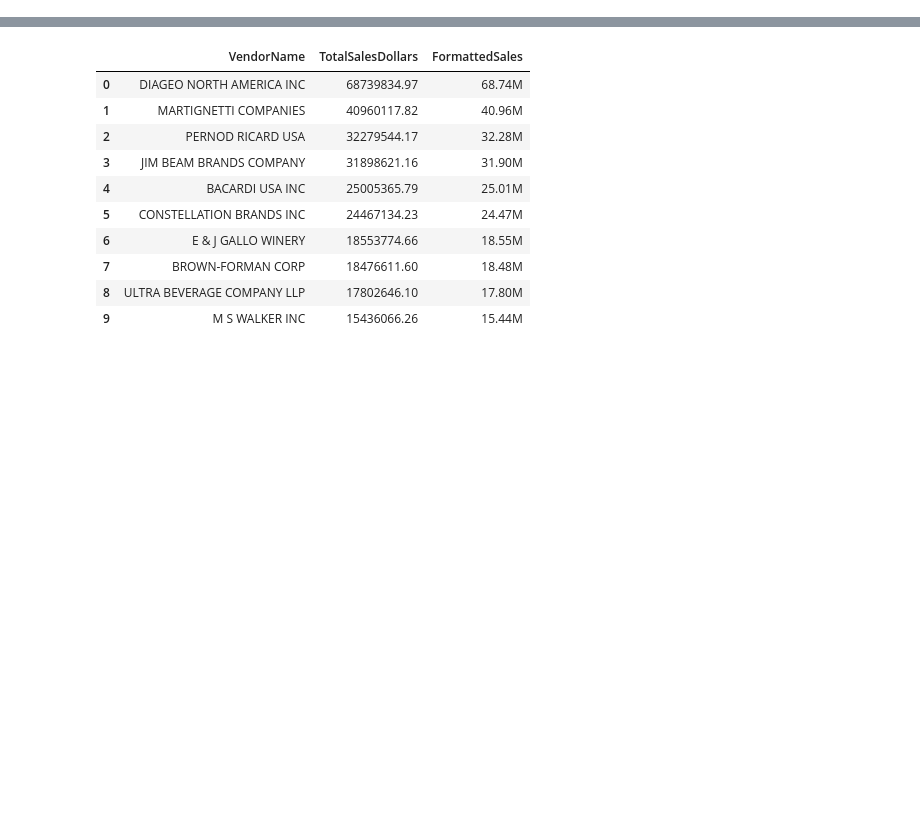
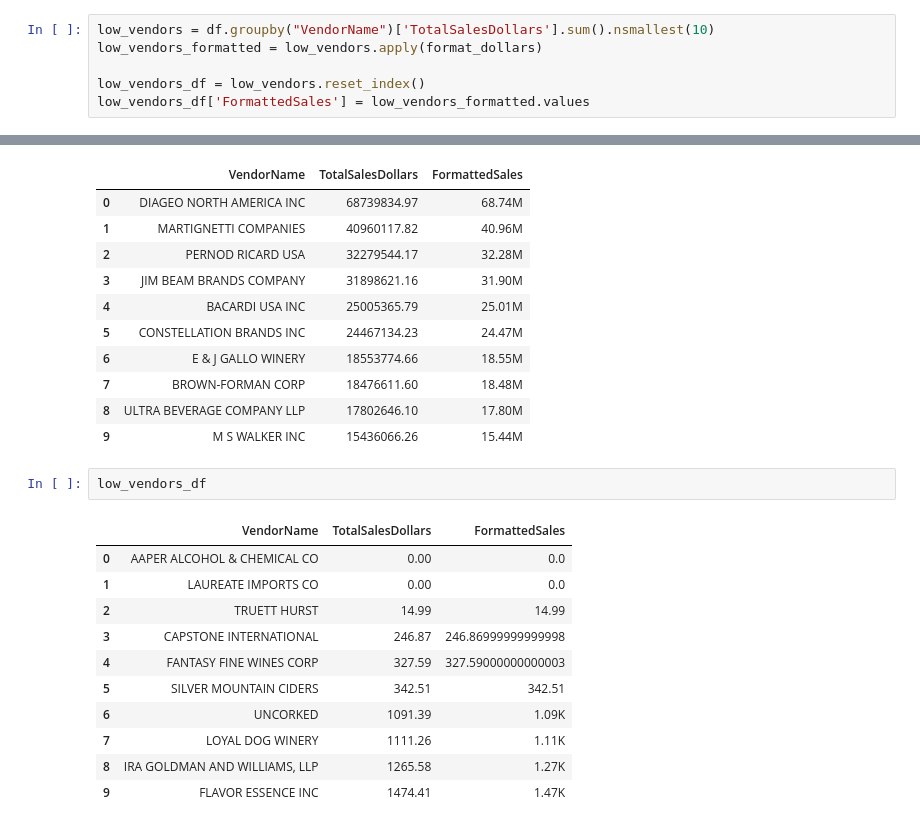
Before and after one commit to LuffyXoro/MERCHANT-Data-Analytics, a Jupyter notebook: performance_analysis.ipynb, the cells around one changed output, grey strips where cells are left out. Cells and saved outputs as stored; diff of their text form; blank space fills up the shorter version.

```diff
--- a/performance_analysis.ipynb
+++ b/performance_analysis.ipynb
@@ -196,6 +196,12 @@ top_vendors_formatted=top_vendors.apply(format_dollars)
 
 top_vendors_df = top_vendors.reset_index()
 top_vendors_df['FormattedSales'] = top_vendors_formatted.values
+# %%
+low_vendors = df.groupby("VendorName")['TotalSalesDollars'].sum().nsmallest(10)
+low_vendors_formatted = low_vendors.apply(format_dollars)
+
+low_vendors_df = low_vendors.reset_index()
+low_vendors_df['FormattedSales'] = low_vendors_formatted.values
 # %%
 top_vendors_df
 # %% [output]
@@ -210,6 +216,20 @@ top_vendors_df
 | 7 | BROWN-FORMAN CORP | 18476611.60 | 18.48M |
 | 8 | ULTRA BEVERAGE COMPANY LLP | 17802646.10 | 17.80M |
 | 9 | M S WALKER INC | 15436066.26 | 15.44M |
+# %%
+low_vendors_df
+# %% [output]
+|  | VendorName | TotalSalesDollars | FormattedSales |
+| 0 | AAPER ALCOHOL & CHEMICAL CO | 0.00 | 0.0 |
+| 1 | LAUREATE IMPORTS CO | 0.00 | 0.0 |
+| 2 | TRUETT HURST | 14.99 | 14.99 |
+| 3 | CAPSTONE INTERNATIONAL | 246.87 | 246.86999999999998 |
+| 4 | FANTASY FINE WINES CORP | 327.59 | 327.59000000000003 |
+| 5 | SILVER MOUNTAIN CIDERS | 342.51 | 342.51 |
+| 6 | UNCORKED | 1091.39 | 1.09K |
+| 7 | LOYAL DOG WINERY | 1111.26 | 1.11K |
+| 8 | IRA GOLDMAN AND WILLIAMS, LLP | 1265.58 | 1.27K |
+| 9 | FLAVOR ESSENCE INC | 1474.41 | 1.47K |
 # %%
 import matplotlib.pyplot as plt
 import seaborn as sns
```
Also changed, not shown: parts of 13 cells of this notebook.
